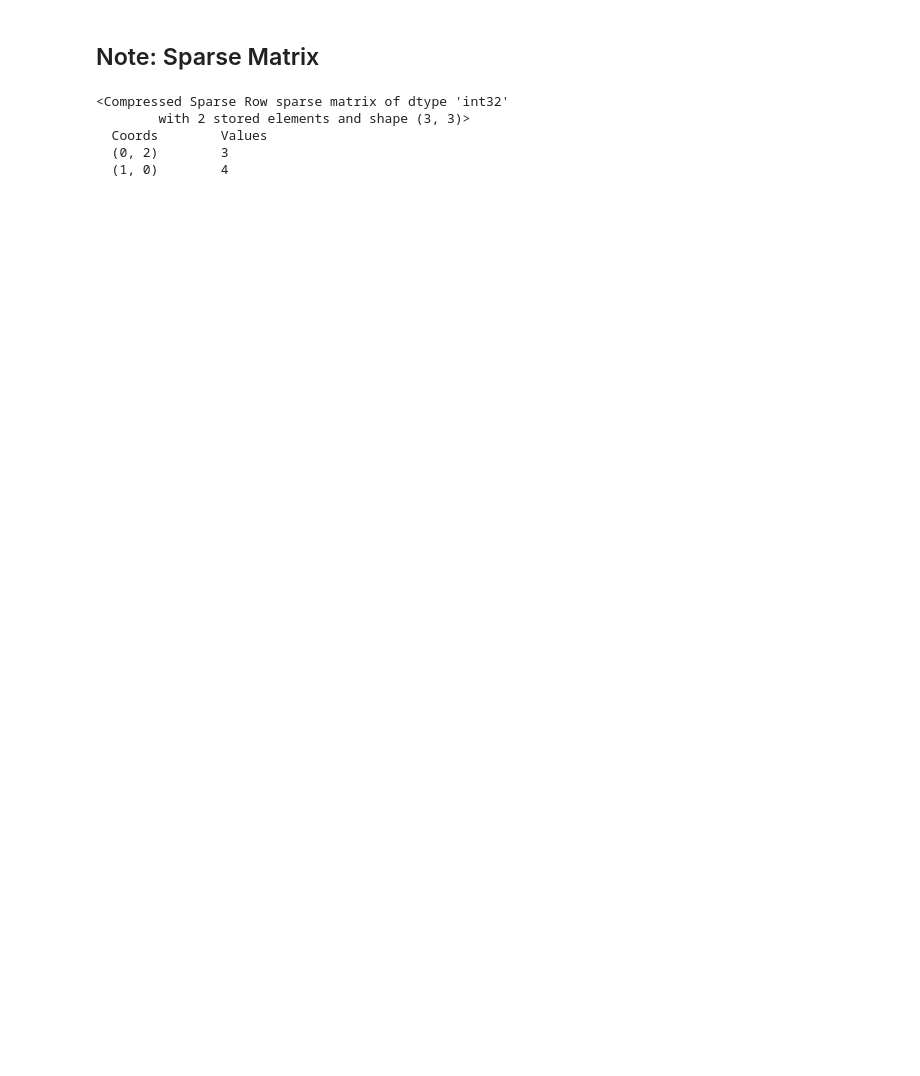
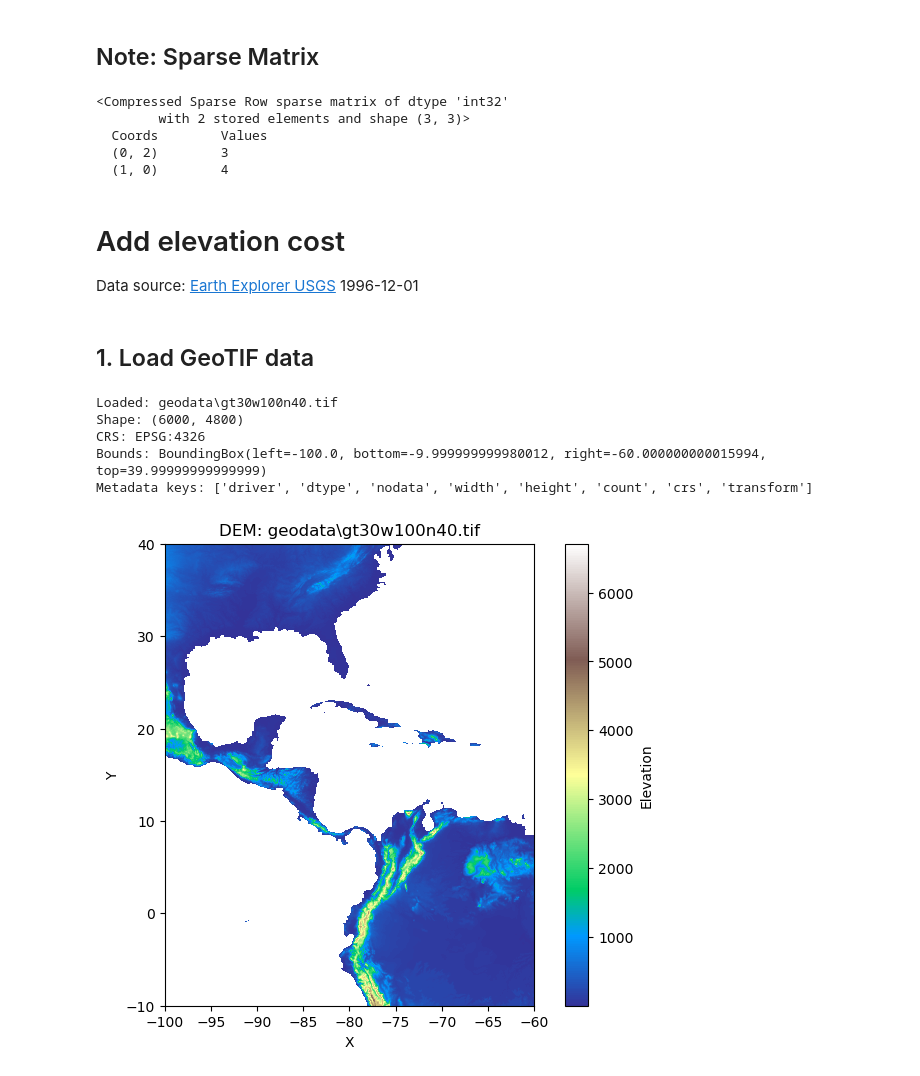
Before and after one commit to movephutthaphaiboon/raster-based-least-cost-path-analysis, a Jupyter notebook: simple least cost path.ipynb, the cells around one changed output. Saved outputs shown, nothing was run; the diff lists cells and outputs as text; code cells hidden in the pictures; blank space fills up the shorter version.

```diff
--- a/simple least cost path.ipynb
+++ b/simple least cost path.ipynb
@@ -147,3 +175,49 @@ print(sparse)
   Coords        Values
   (0, 2)        3
   (1, 0)        4
+# %% [markdown]
+# Add elevation cost
+
+Data source: [Earth Explorer USGS](https://earthexplorer.usgs.gov/)
+1996-12-01
+# %% [markdown]
+## 1. Load GeoTIF data
+# %%
+import rasterio
+import numpy as np
+
+# Read DEM from GeoTIFF and visualize
+
+fp = r'geodata\gt30w100n40.tif'
+
+with rasterio.open(fp) as src:
+    # read first band as a masked array (nodata masked)
+    dem = src.read(1, masked=True)
+    dem_meta = src.meta.copy()
+    dem_bounds = src.bounds
+    dem_transform = src.transform
+    dem_crs = src.crs
+
+print("Loaded:", fp)
+print("Shape:", dem.shape)
+print("CRS:", dem_crs)
+print("Bounds:", dem_bounds)
+print("Metadata keys:", list(dem_meta.keys()))
+
+# Quick plot (uses matplotlib imported earlier in the notebook)
+plt.figure(figsize=(8, 6))
+plt.imshow(dem, cmap='terrain',
+           extent=(dem_bounds.left, dem_bounds.right, dem_bounds.bottom, dem_bounds.top),
+           origin='upper')
+plt.colorbar(label='Elevation')
+plt.title('DEM: ' + fp)
+plt.xlabel('X')
+plt.ylabel('Y')
+plt.show()
+# %% [output]
+Loaded: geodata\gt30w100n40.tif
+Shape: (6000, 4800)
+CRS: EPSG:4326
+Bounds: BoundingBox(left=-100.0, bottom=-9.999999999980012, right=-60.000000000015994, top=39.99999999999999)
+Metadata keys: ['driver', 'dtype', 'nodata', 'width', 'height', 'count', 'crs', 'transform']
+[figure, added]
```
Also changed, not shown: parts of 10 cells of this notebook.
